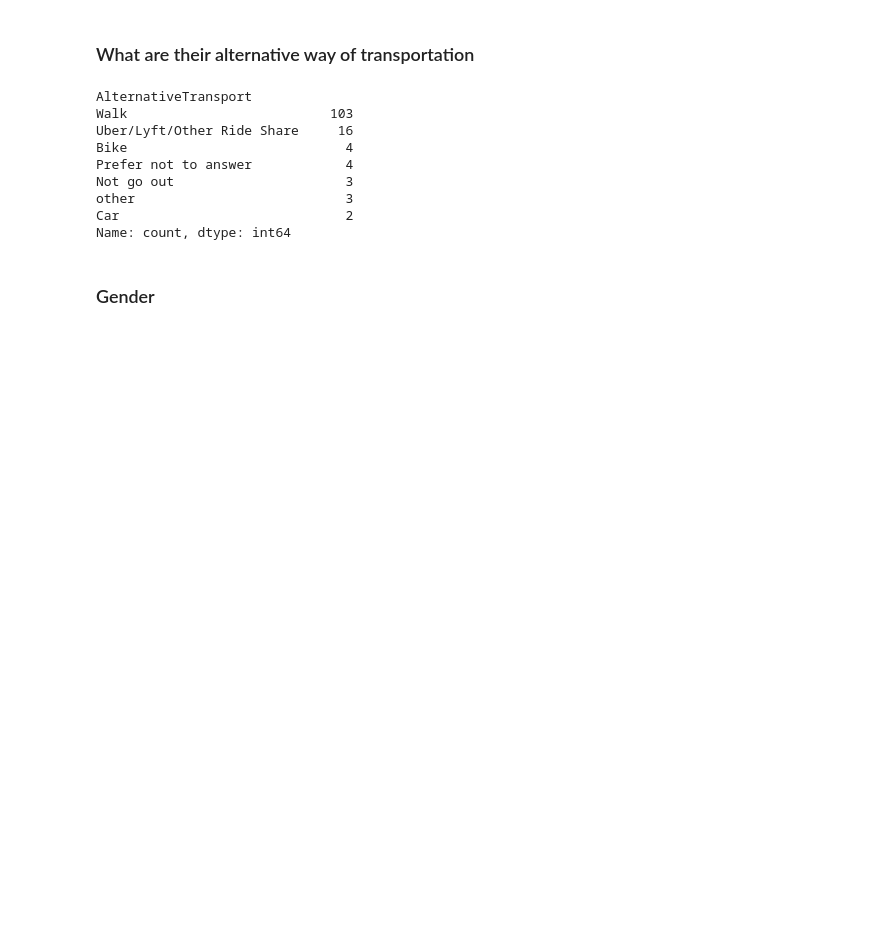
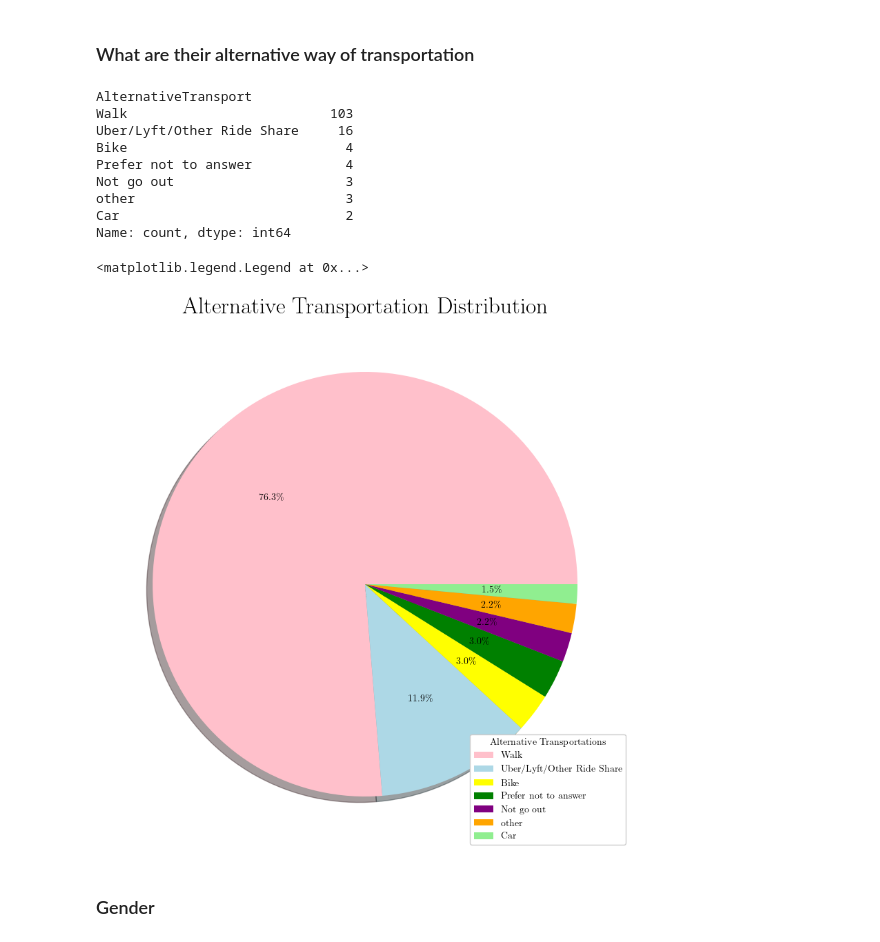
Before and after one commit to acoona/PLAN_89_Final-, a Jupyter notebook: data_analysis.ipynb, the cells around one changed output. Cells and saved outputs as stored; diff of their text form; code cells hidden in the pictures; blank space fills up the shorter version.

```diff
--- a/data_analysis.ipynb
+++ b/data_analysis.ipynb
@@ -63,6 +121,15 @@ Not go out                      3
 other                           3
 Car                             2
 Name: count, dtype: int64
+# %%
+alternative_counts = drinking_df["AlternativeTransport"].value_counts()
+plt.figure(figsize=(10,10))
+plt.pie(alternative_counts, colors=['pink', 'lightblue', 'yellow', 'green', "purple", 'orange', 'lightgreen' ], autopct='%1.1f%%', shadow=True)
+plt.title("Alternative Transportation Distribution", fontsize=24)
+plt.legend(alternative_counts.index, title = "Alternative Transportations" ,loc = "best")
+# %% [output]
+<matplotlib.legend.Legend at 0x...>
+[figure, added]
 # %% [markdown]
 ### Gender
 # %%
```
Also changed, not shown: parts of 12 cells of this notebook.
